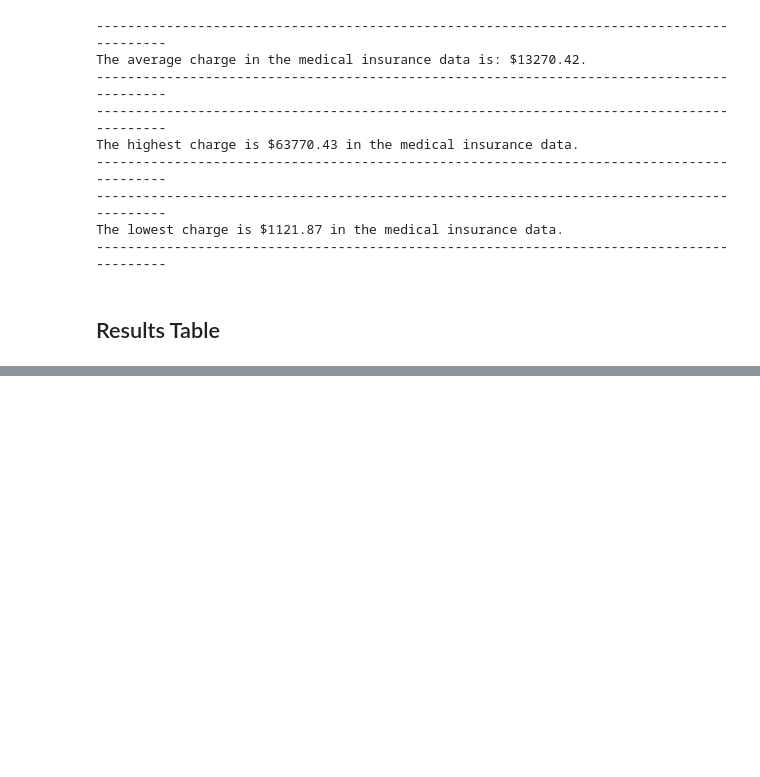
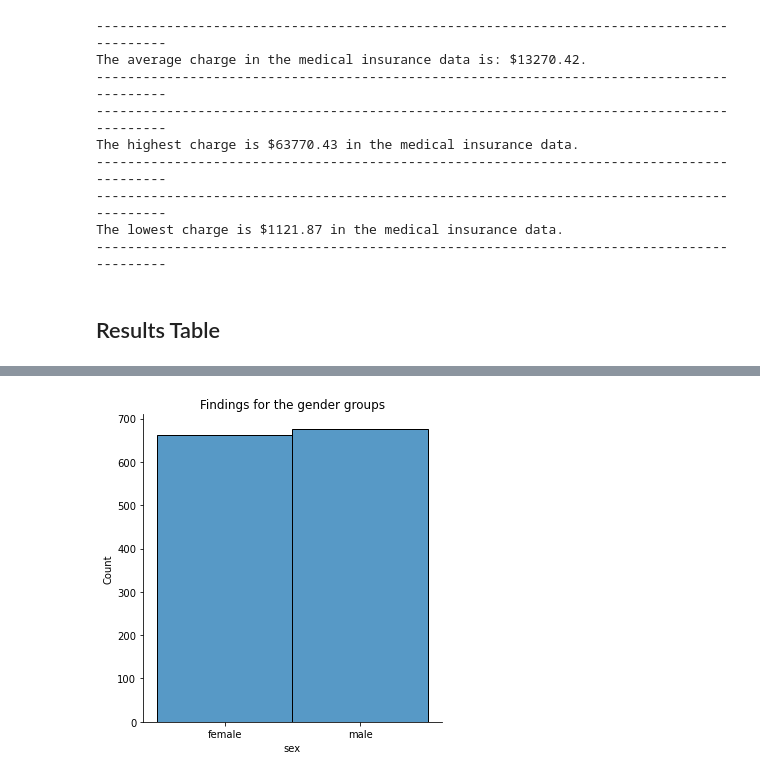
Before and after one commit to antonybest/Medical-insurance-dataset-jupyter, a Jupyter notebook: us-medical-insurance-costs.ipynb, the cells around one changed output, grey strips where cells are left out. Cells and saved outputs as stored; diff of their text form; code cells hidden in the pictures; blank space fills up the shorter version.

```diff
--- a/us-medical-insurance-costs.ipynb
+++ b/us-medical-insurance-costs.ipynb
@@ -329,0 +342,8 @@ print(df)
+# %%
+gender = df["sex"]
+sns.displot(gender)
+plt.title("Findings for the gender groups")
+plt.show()
+plt.close()
+# %% [output]
+[figure, added]
```
Also changed, not shown: parts of 14 cells of this notebook.
